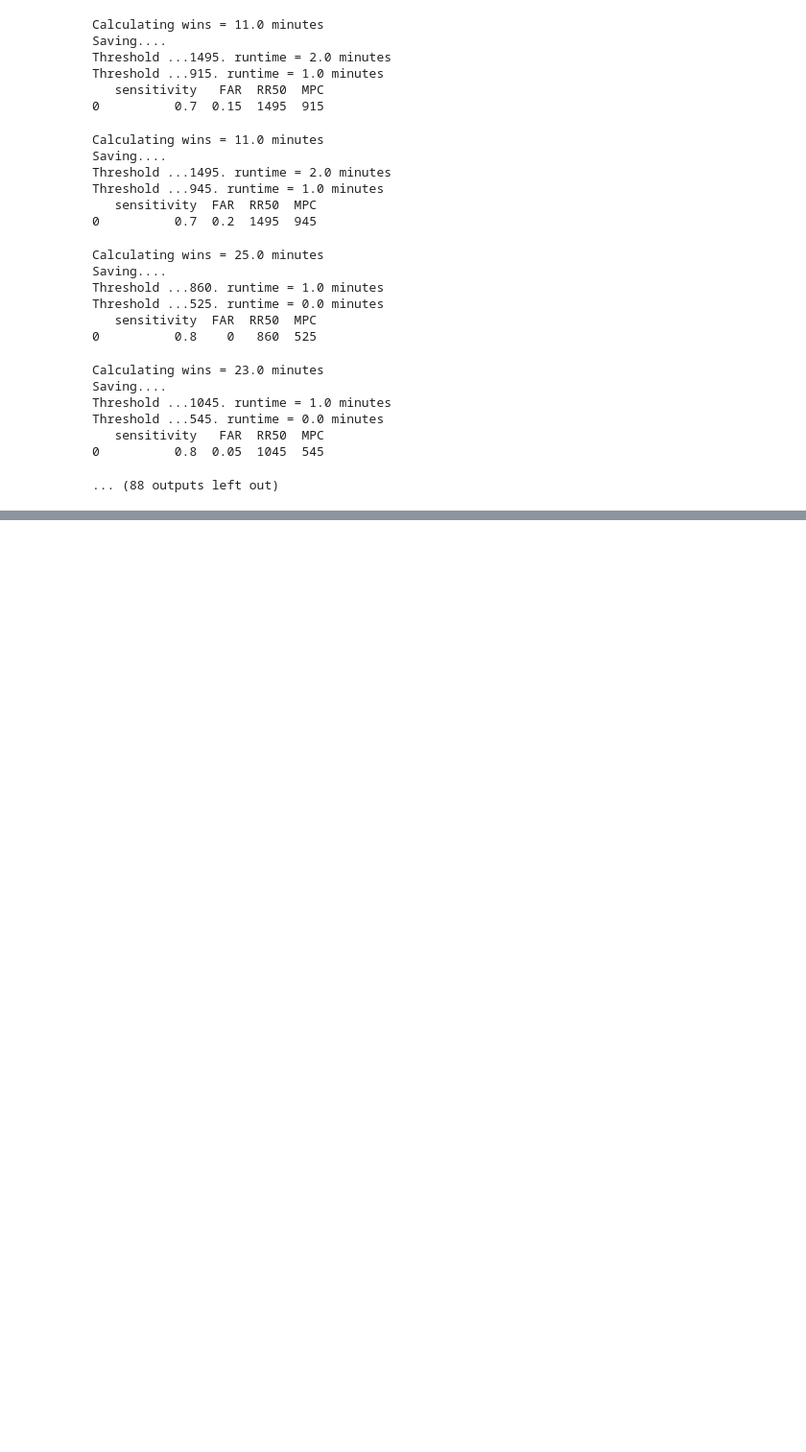
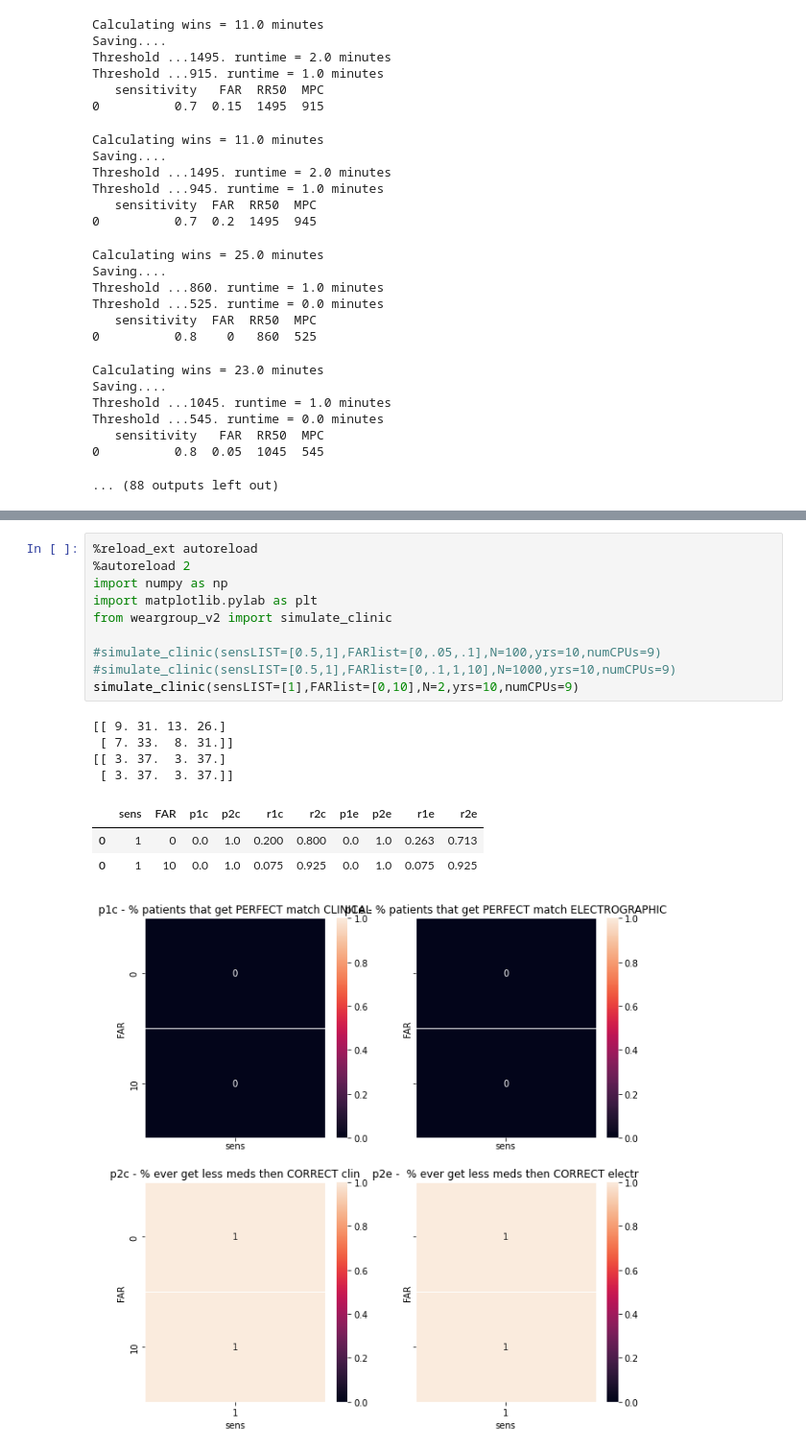
Before and after one commit to GoldenholzLab/WEARsimulator, a Jupyter notebook: playground_old.ipynb, the cells around one changed output, grey strips where cells are left out. Shown at 96% size. Drawn from its saved outputs; the diff is of its cells as text; blank space fills up the shorter version.

```diff
--- a/playground_old.ipynb
+++ b/playground_old.ipynb
@@ -2752,0 +2859,19 @@ Threshold ...545. runtime = 0.0 minutes
+# %%
+%reload_ext autoreload
+%autoreload 2
+import numpy as np
+import matplotlib.pylab as plt
+from weargroup_v2 import simulate_clinic
+
+#simulate_clinic(sensLIST=[0.5,1],FARlist=[0,.05,.1],N=100,yrs=10,numCPUs=9)
+#simulate_clinic(sensLIST=[0.5,1],FARlist=[0,.1,1,10],N=1000,yrs=10,numCPUs=9)
+simulate_clinic(sensLIST=[1],FARlist=[0,10],N=2,yrs=10,numCPUs=9)
+# %% [output]
+[[ 9. 31. 13. 26.]
+ [ 7. 33.  8. 31.]]
+[[ 3. 37.  3. 37.]
+ [ 3. 37.  3. 37.]]
+|  | sens | FAR | p1c | p2c | r1c | r2c | p1e | p2e | r1e | r2e |
+| 0 | 1 | 0 | 0.0 | 1.0 | 0.200 | 0.800 | 0.0 | 1.0 | 0.263 | 0.713 |
+| 0 | 1 | 10 | 0.0 | 1.0 | 0.075 | 0.925 | 0.0 | 1.0 | 0.075 | 0.925 |
+[figure, added]
```
Also changed, not shown: parts of 3 cells of this notebook, 4 other files.
